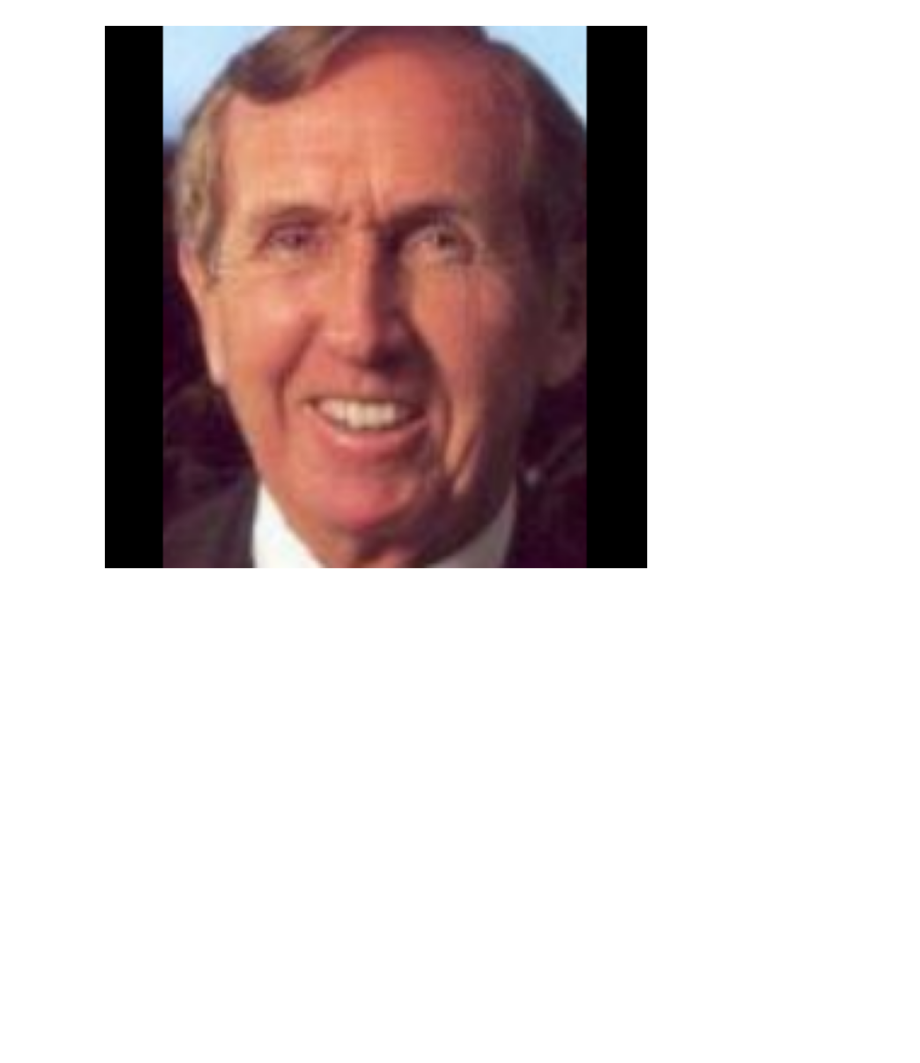
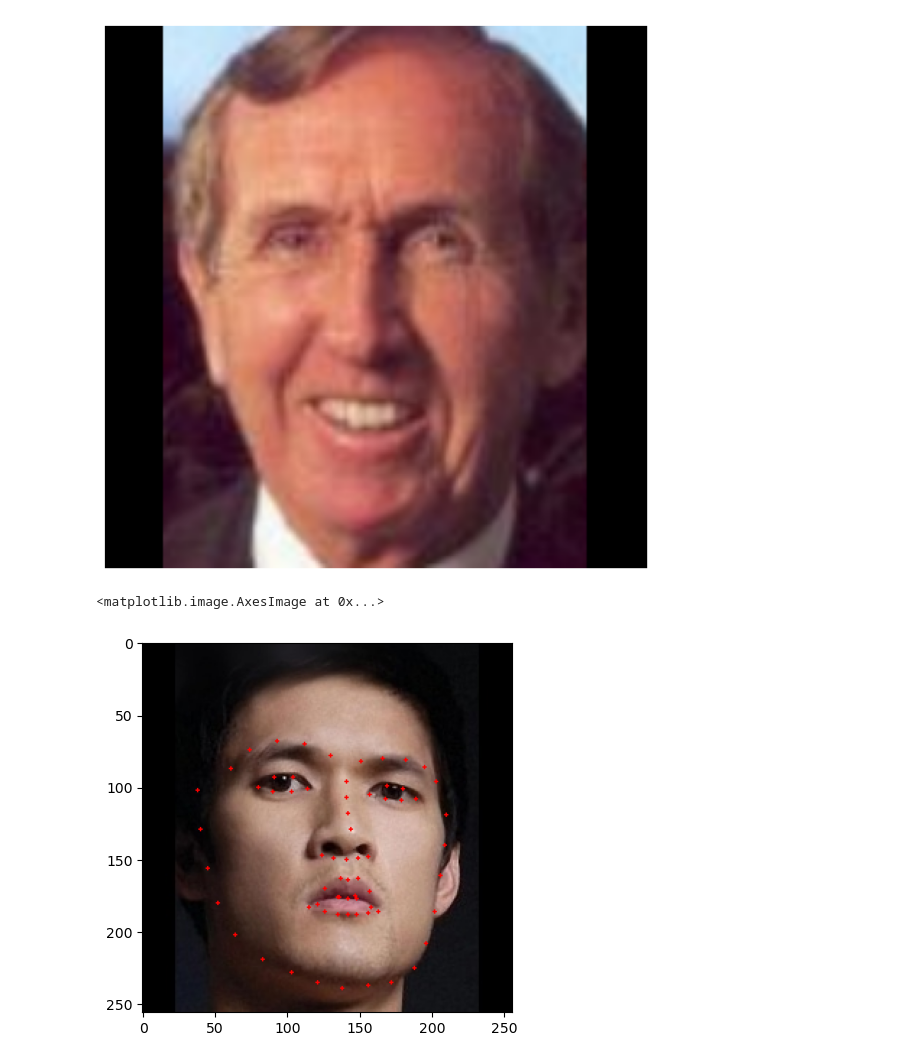
Before and after one commit to nezhinskii/microexpressions, a Jupyter notebook: notebooks/demo.ipynb, the cells around one changed output. Cells and saved outputs as stored; diff of their text form; code cells hidden in the pictures; blank space fills up the shorter version.

Commit message:
landmarks for celeba hq

```diff
--- a/notebooks/demo.ipynb
+++ b/notebooks/demo.ipynb
@@ -92,3 +92,15 @@ def demo_landmark(model_type):
             mlflow.log_artifact(output_file)
 # %%
 demo_landmark("pipnet")
+# %%
+import pandas as pd
+import matplotlib.pyplot as plt
+
+df = pd.read_hdf(r"data\landmarks\landmarks_celeba_hq_pipnet.h5")
+row = df.iloc[2554]
+filename = row["filename"]
+image_path = os.path.join(r"data\processed\aligned_celeba_hq", filename)
+plt.imshow(cv2.cvtColor(plot_landmarks_cv2(image_path, row), cv2.COLOR_BGR2RGB))
+# %% [output]
+<matplotlib.image.AxesImage at 0x...>
+[figure, added]
```
Also changed, not shown: parts of 1 cell of this notebook, 17 other files.
